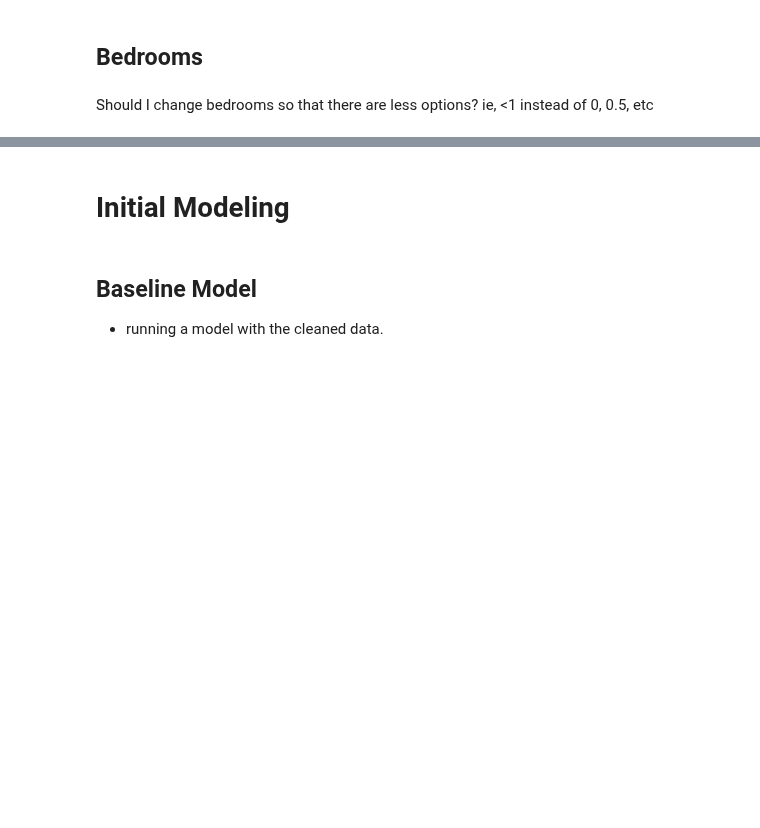
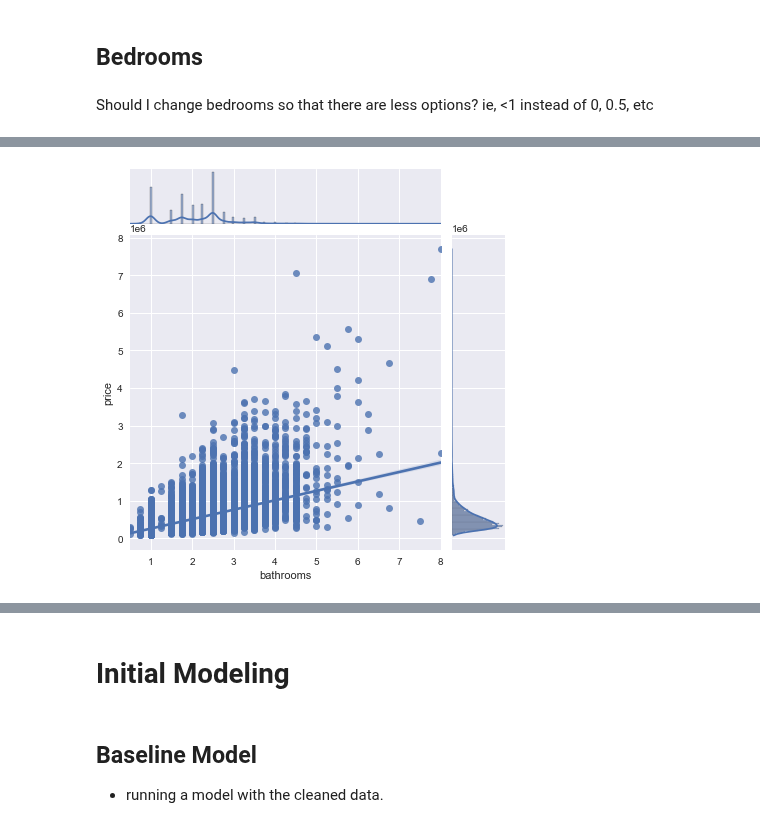
Before and after one commit to jxn628/dsc-home-price-analysis, a Jupyter notebook: student.ipynb, the cells around one changed output, grey strips where cells are left out. Saved outputs shown, nothing was run; the diff lists cells and outputs as text; code cells hidden in the pictures; blank space fills up the shorter version.

```diff
--- a/student.ipynb
+++ b/student.ipynb
@@ -314,0 +340,4 @@ Should I change bedrooms so that there are less options? ie, <1 instead of 0, 0.
+# %%
+sns.jointplot('bathrooms','price', data=cleaned_df, kind='reg');
+# %% [output]
+[figure, added]
```
Also changed, not shown: parts of 32 cells of this notebook.
